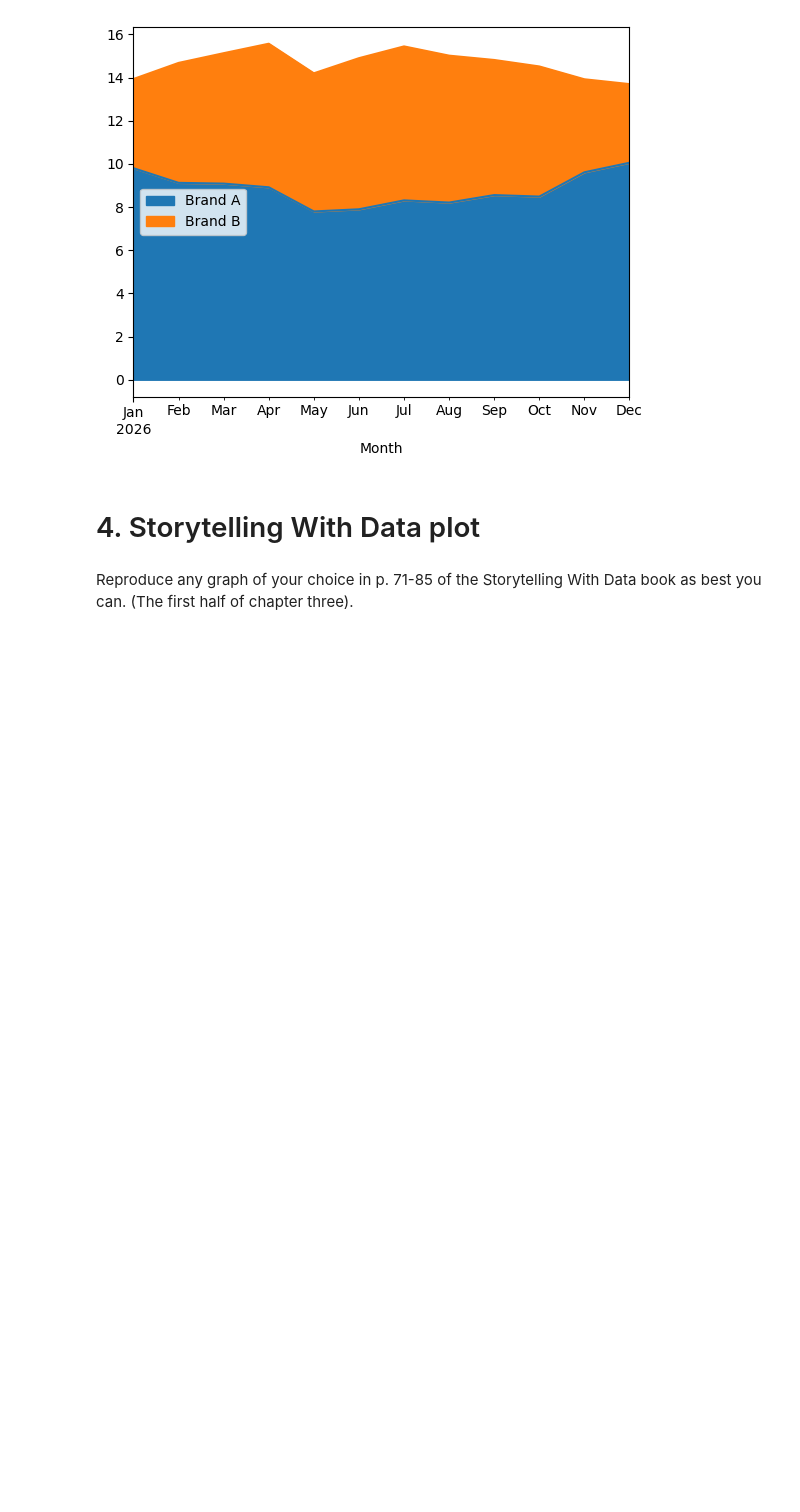
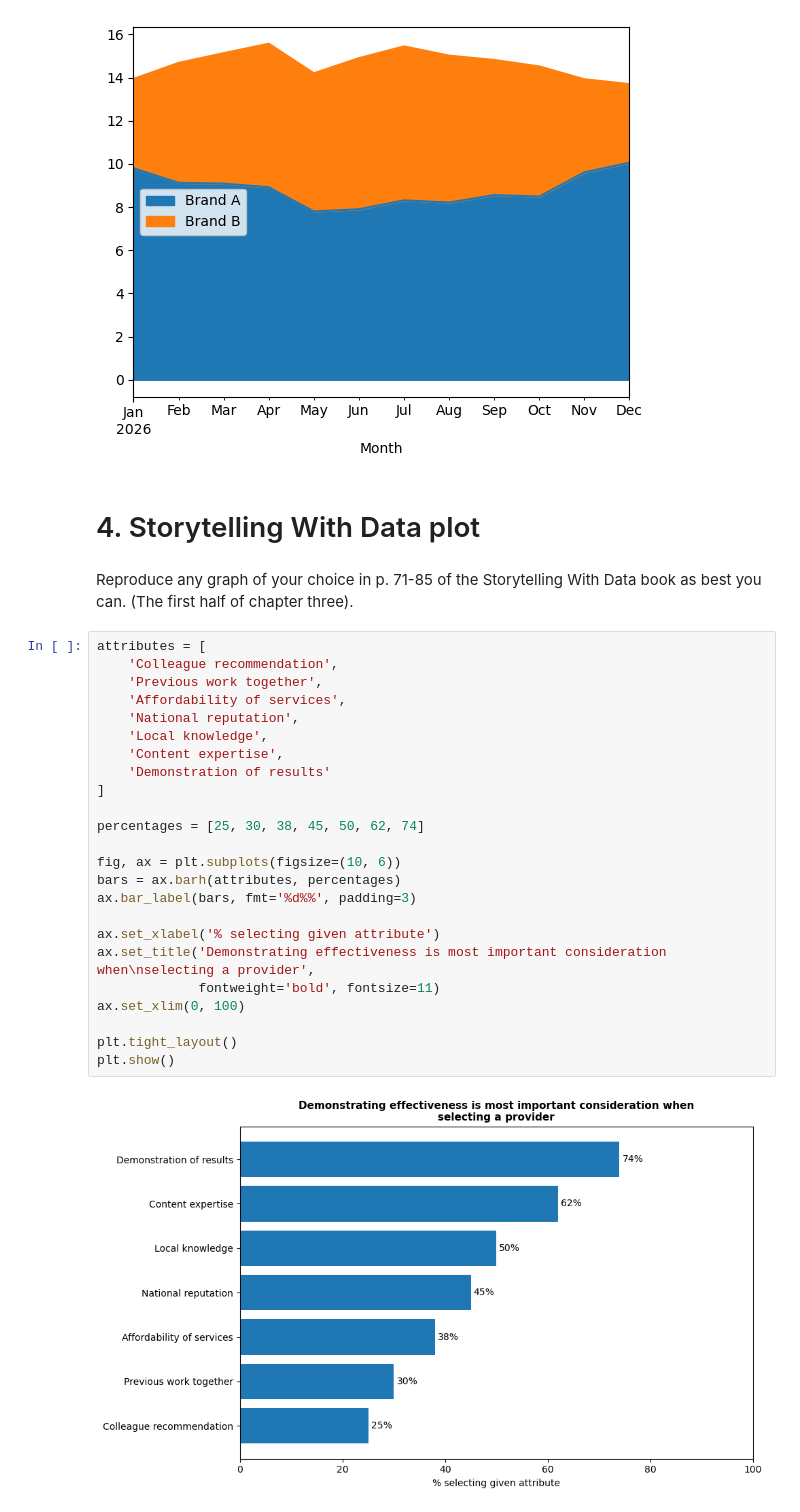
Before and after one commit to keshleem/dx699-summerai-homework5, a Jupyter notebook: Week5-concealed-answer.ipynb, the cells around one changed output. Drawn from its saved outputs; the diff is of its cells as text; blank space fills up the shorter version.

```diff
--- a/Week5-concealed-answer.ipynb
+++ b/Week5-concealed-answer.ipynb
@@ -255,3 +255,29 @@ Text(0.5, 0, 'Month')
 # 4. Storytelling With Data plot
 # %% [markdown]
 Reproduce any graph of your choice in p. 71-85 of the Storytelling With Data book as best you can.  (The first half of chapter three).
+# %%
+attributes = [
+    'Colleague recommendation',
+    'Previous work together',
+    'Affordability of services',
+    'National reputation',
+    'Local knowledge',
+    'Content expertise',
+    'Demonstration of results'
+]
+
+percentages = [25, 30, 38, 45, 50, 62, 74]
+
+fig, ax = plt.subplots(figsize=(10, 6))
+bars = ax.barh(attributes, percentages)
+ax.bar_label(bars, fmt='%d%%', padding=3)
+
+ax.set_xlabel('% selecting given attribute')
+ax.set_title('Demonstrating effectiveness is most important consideration when\nselecting a provider',
+             fontweight='bold', fontsize=11)
+ax.set_xlim(0, 100)
+
+plt.tight_layout()
+plt.show()
+# %% [output]
+[figure, added]
```
